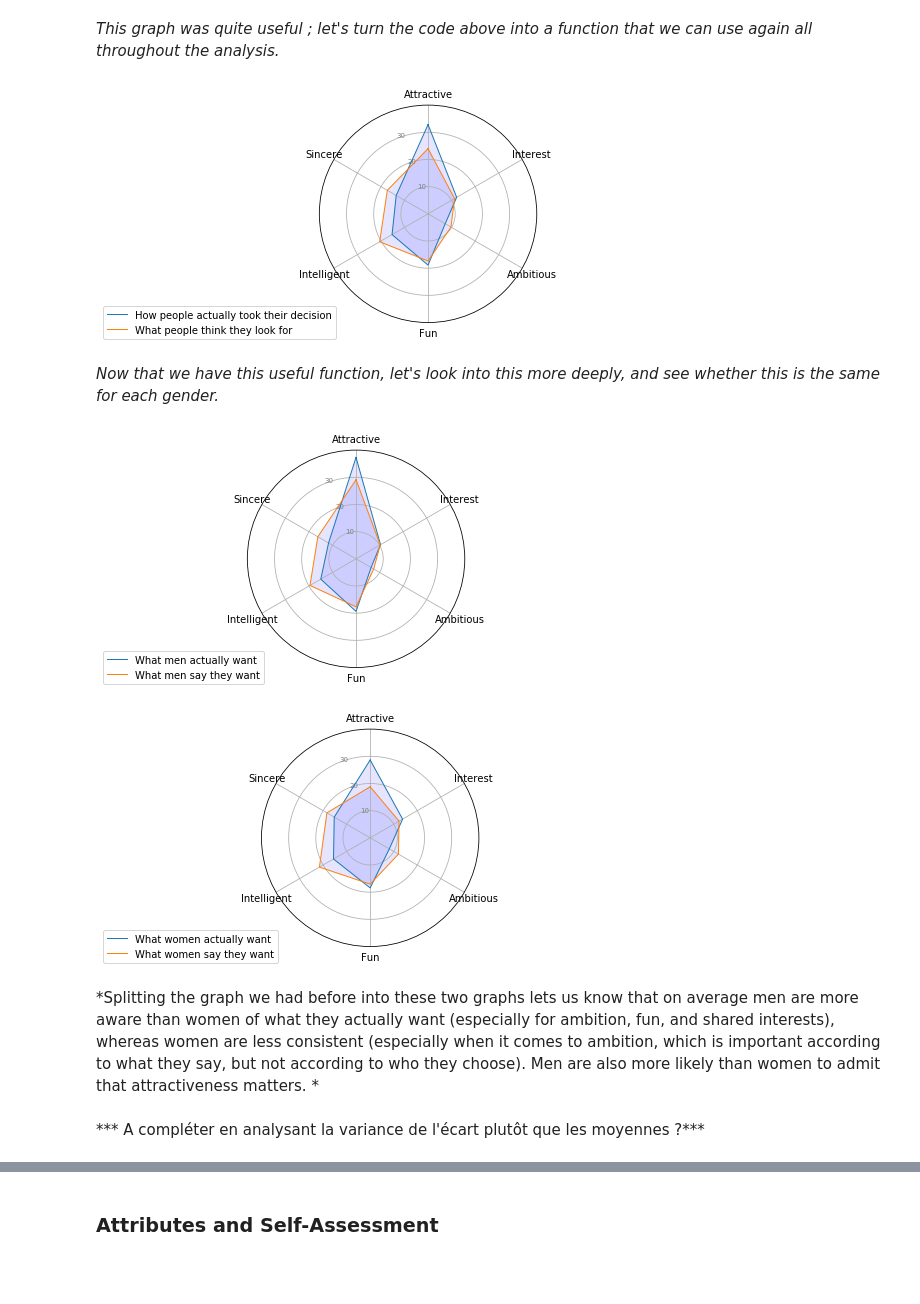
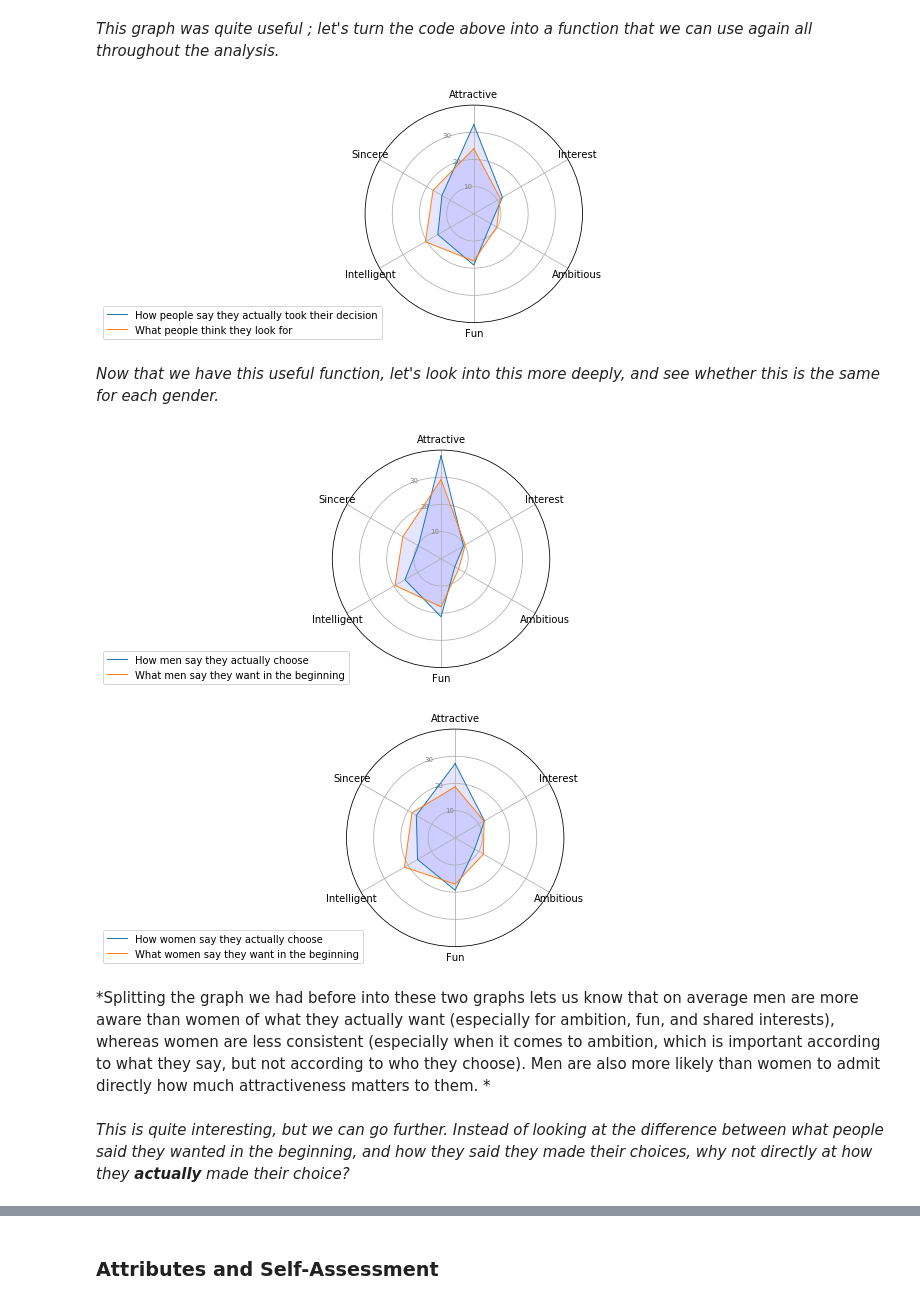
Before and after one commit to alexchouraki/Python-Project, a Jupyter notebook: Python Project.ipynb, the cells around one changed output, grey strips where cells are left out. Cells and saved outputs as stored; diff of their text form; code cells hidden in the pictures; blank space fills up the shorter version.

```diff
--- a/Python Project.ipynb
+++ b/Python Project.ipynb
@@ -231,11 +231,11 @@ def spider_plot(dic, legend):
     # We add legend
     mpl.legend(loc='upper right', bbox_to_anchor=(0.1, 0.1))
 # %%
-spider_plot(posterior_radar_data, "How people actually took their decision")
+spider_plot(posterior_radar_data, "How people say they actually took their decision")
 spider_plot(prior_radar_data, "What people think they look for")
 mpl.show()
 # %% [output]
-[figure, old version]
+[figure, new version]
 # %% [markdown]
 *Now that we have this useful function, let's look into this more deeply, and see whether this is the same for each gender.*
 # %%
@@ -248,12 +248,13 @@ MFun_prior = np.mean(sddOKM['fun1_1'])
 MAmbitious_prior = np.mean(sddOKM['amb1_1'])
 MInterest_prior = np.mean(sddOKM['shar1_1'])
 
-MAttractive_posterior = np.mean(sddOKM['attr7_2'])
-MSincere_posterior = np.mean(sddOKM['sinc7_2'])
-MIntelligent_posterior = np.mean(sddOKM['intel7_2'])
-MFun_posterior = np.mean(sddOKM['fun7_2'])
-MAmbitious_posterior = np.mean(sddOKM['amb7_2'])
-MInterest_posterior = np.mean(sddOKM['shar7_2'])
+sddOKMMatch = sddOKM.query('match == 1')
+MAttractive_posterior = np.mean(sddOKMMatch['attr7_2'])
+MSincere_posterior = np.mean(sddOKMMatch['sinc7_2'])
+MIntelligent_posterior = np.mean(sddOKMMatch['intel7_2'])
+MFun_posterior = np.mean(sddOKMMatch['fun7_2'])
+MAmbitious_posterior = np.mean(sddOKMMatch['amb7_2'])
+MInterest_posterior = np.mean(sddOKMMatch['shar7_2'])
 
 Mprior_radar_data = {'Attractive' : MAttractive_prior, 'Sincere' : MSincere_prior, 'Intelligent' : MIntelligent_prior, 'Fun' : MFun_prior, 'Ambitious' : MAmbitious_prior, 'Interest' : MInterest_prior}
 Mposterior_radar_data = {'Attractive' : MAttractive_posterior, 'Sincere' : MSincere_posterior, 'Intelligent' : MIntelligent_posterior, 'Fun' : MFun_posterior, 'Ambitious' : MAmbitious_posterior, 'Interest' : MInterest_posterior}
@@ -267,28 +268,29 @@ FFun_prior = np.mean(sddOKF['fun1_1'])
 FAmbitious_prior = np.mean(sddOKF['amb1_1'])
 FInterest_prior = np.mean(sddOKF['shar1_1'])
 
-FAttractive_posterior = np.mean(sddOKF['attr7_2'])
-FSincere_posterior = np.mean(sddOKF['sinc7_2'])
-FIntelligent_posterior = np.mean(sddOKF['intel7_2'])
-FFun_posterior = np.mean(sddOKF['fun7_2'])
-FAmbitious_posterior = np.mean(sddOKF['amb7_2'])
-FInterest_posterior = np.mean(sddOKF['shar7_2'])
+sddOKFMatch = sddOKF.query('match == 1')
+FAttractive_posterior = np.mean(sddOKFMatch['attr7_2'])
+FSincere_posterior = np.mean(sddOKFMatch['sinc7_2'])
+FIntelligent_posterior = np.mean(sddOKFMatch['intel7_2'])
+FFun_posterior = np.mean(sddOKFMatch['fun7_2'])
+FAmbitious_posterior = np.mean(sddOKFMatch['amb7_2'])
+FInterest_posterior = np.mean(sddOKFMatch['shar7_2'])
 
 Fprior_radar_data = {'Attractive' : FAttractive_prior, 'Sincere' : FSincere_prior, 'Intelligent' : FIntelligent_prior, 'Fun' : FFun_prior, 'Ambitious' : FAmbitious_prior, 'Interest' : FInterest_prior}
 Fposterior_radar_data = {'Attractive' : FAttractive_posterior, 'Sincere' : FSincere_posterior, 'Intelligent' : FIntelligent_posterior, 'Fun' : FFun_posterior, 'Ambitious' : FAmbitious_posterior, 'Interest' : FInterest_posterior}
 
 #And now we plot everything.
 
-spider_plot(Mposterior_radar_data, "What men actually want")
-spider_plot(Mprior_radar_data, "What men say they want")
+spider_plot(Mposterior_radar_data, "How men say they actually choose")
+spider_plot(Mprior_radar_data, "What men say they want in the beginning")
 mpl.show()
-spider_plot(Fposterior_radar_data, "What women actually want")
-spider_plot(Fprior_radar_data, "What women say they want")
+spider_plot(Fposterior_radar_data, "How women say they actually choose")
+spider_plot(Fprior_radar_data, "What women say they want in the beginning")
 mpl.show()
 # %% [output]
-[figure, old version]
+[figure, new version]
-[figure, old version]
+[figure, new version]
 # %% [markdown]
-*Splitting the graph we had before into these two graphs lets us know that on average men are more aware than women of what they actually want (especially for ambition, fun, and shared interests), whereas women are less consistent (especially when it comes to ambition, which is important according to what they say, but not according to who they choose). Men are also more likely than women to admit that attractiveness matters. *
+*Splitting the graph we had before into these two graphs lets us know that on average men are more aware than women of what they actually want (especially for ambition, fun, and shared interests), whereas women are less consistent (especially when it comes to ambition, which is important according to what they say, but not according to who they choose). Men are also more likely than women to admit directly how much attractiveness matters to them. *
-# %% [markdown]
-*** A compléter en analysant la variance de l'écart plutôt que les moyennes ?***
+# %% [markdown]
+*This is quite interesting, but we can go further. Instead of looking at the difference between what people said they wanted in the beginning, and how they said they made their choices, why not directly at how they **actually** made their choice?*
```
Also changed, not shown: parts of 27 cells of this notebook.
